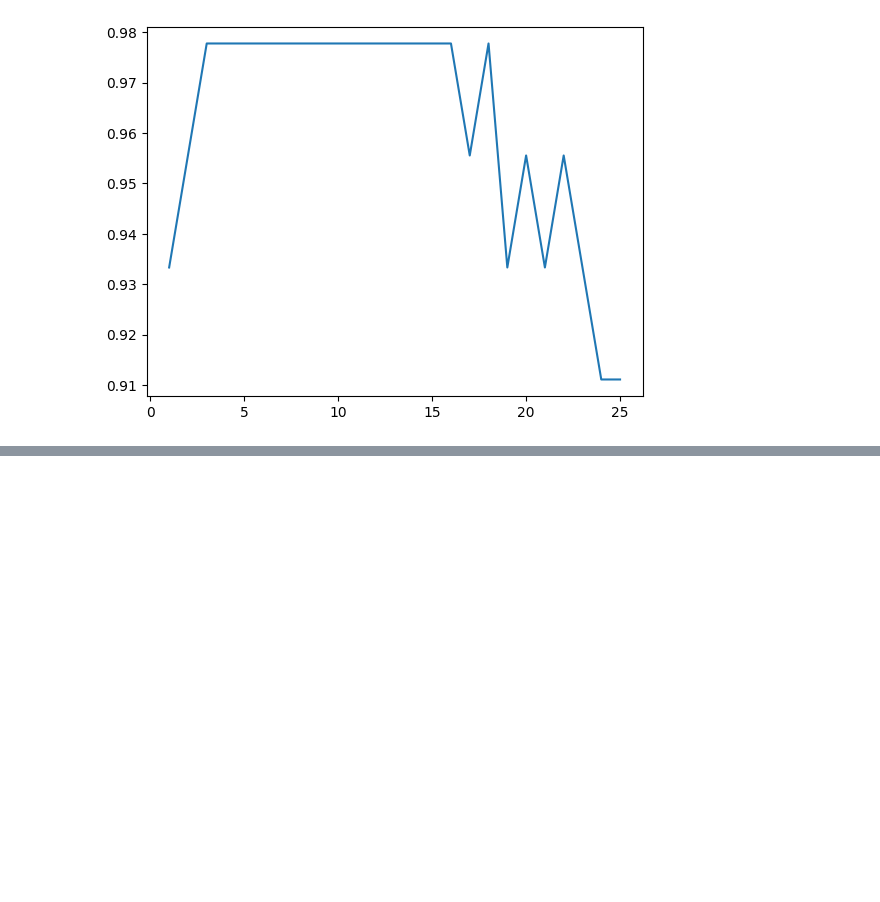
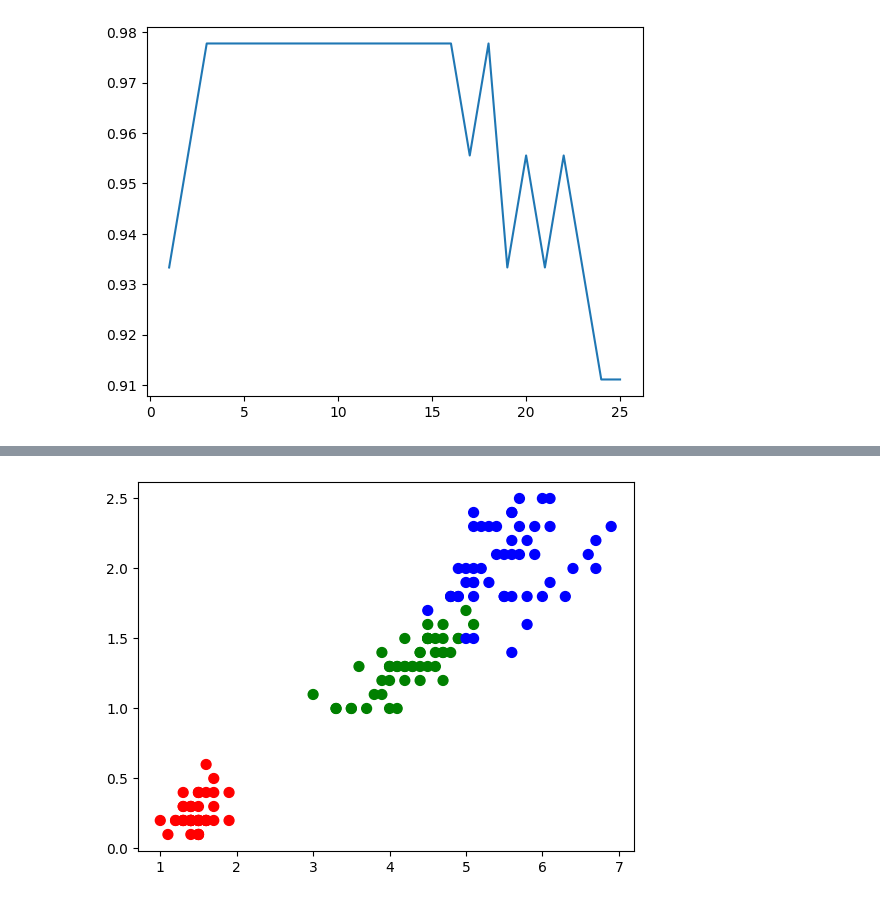
Before and after one commit to Aaratiii/Iris_Flower_Classification, a Jupyter notebook: iris_flower_prediction.ipynb, the cells around one changed output, grey strips where cells are left out. Saved outputs shown, nothing was run; the diff lists cells and outputs as text; code cells hidden in the pictures; blank space fills up the shorter version.

```diff
--- a/iris_flower_prediction.ipynb
+++ b/iris_flower_prediction.ipynb
@@ -600,0 +613,9 @@ plt.plot (k_range,scores_list)
+# %%
+# Define colormap for different species
+colormap = np.array(['red', 'green', 'blue'])
+
+# Scatter plot of Petal Length vs Petal Width
+fig = plt.scatter(iris['petal_length'], iris['petal_width'],
+                  c=colormap[y], s=50)
+# %% [output]
+[figure, added]
```
Also changed, not shown: parts of 15 cells of this notebook.
